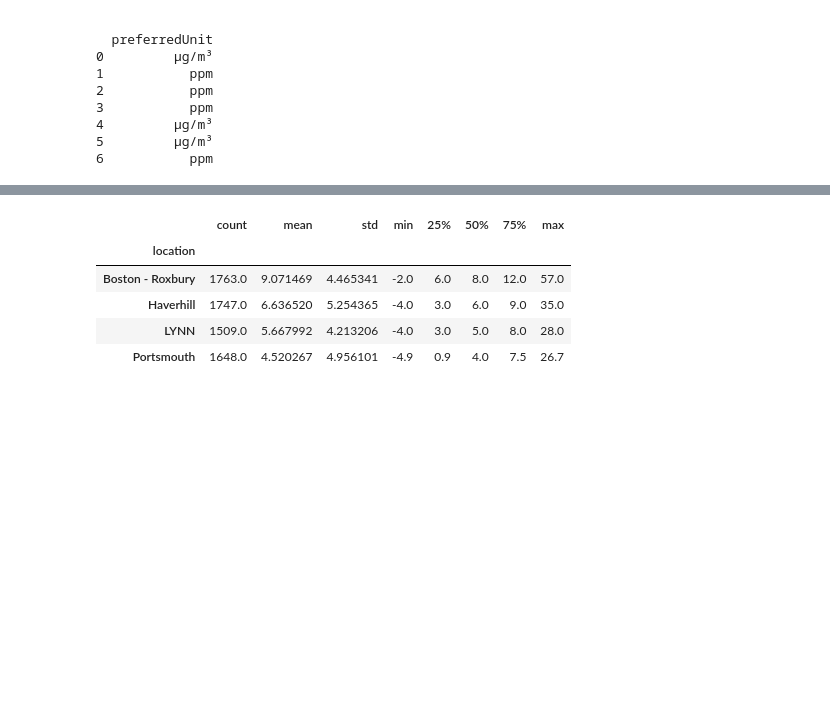
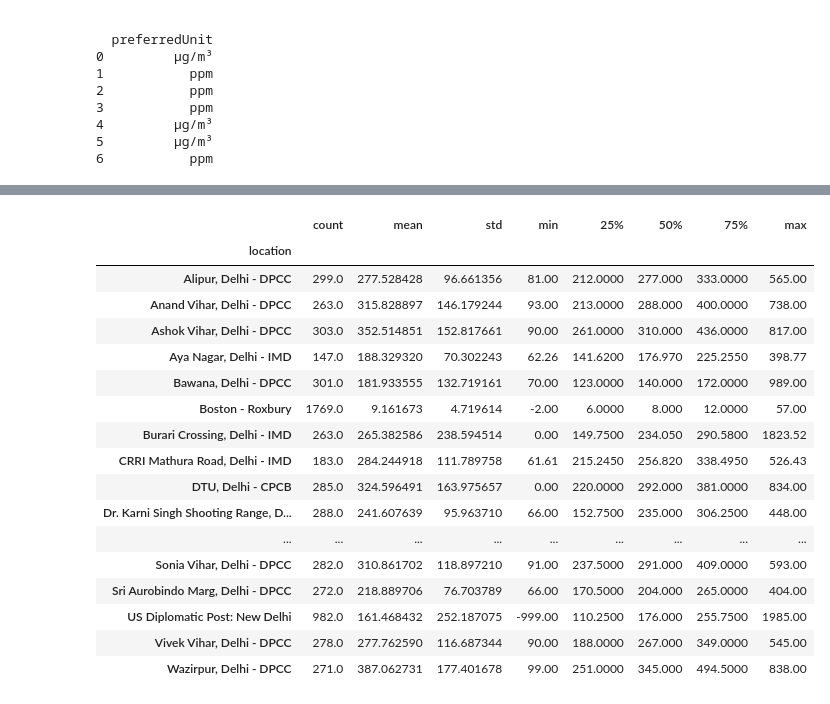
Before and after one commit to jtfallon/AirQualityProposal, a Jupyter notebook: Air Quality Exploration.ipynb, the cells around one changed output, grey strips where cells are left out. Cells and saved outputs as stored; diff of their text form; code cells hidden in the pictures; blank space fills up the shorter version.

```diff
--- a/Air Quality Exploration.ipynb
+++ b/Air Quality Exploration.ipynb
@@ -101,12 +103,30 @@ res.head(10)
 # %%
-res = api.measurements(city='Boston-Cambridge-Quincy', parameter='pm25', limit=10000, df=True)
+res = api.measurements(city='Boston-Cambridge-Quincy', parameter='pm25', limit=100000, df=True)
+res2 = api.measurements(city='Delhi', parameter='pm25', limit=100000, df=True)
+
+old_res1 = res
+old_res2 = res2
+
+res = res.append(res2)
 
 # Print out the statistics on a per-location basiss
 res.groupby(['location'])['value'].describe()
 # %% [output]
 |  | count | mean | std | min | 25% | 50% | 75% | max |
 | location |  |  |  |  |  |  |  |  |
-| Boston - Roxbury | 1763.0 | 9.071469 | 4.465341 | -2.0 | 6.0 | 8.0 | 12.0 | 57.0 |
-| Haverhill | 1747.0 | 6.636520 | 5.254365 | -4.0 | 3.0 | 6.0 | 9.0 | 35.0 |
-| LYNN | 1509.0 | 5.667992 | 4.213206 | -4.0 | 3.0 | 5.0 | 8.0 | 28.0 |
-| Portsmouth | 1648.0 | 4.520267 | 4.956101 | -4.9 | 0.9 | 4.0 | 7.5 | 26.7 |
+| Alipur, Delhi - DPCC | 299.0 | 277.528428 | 96.661356 | 81.00 | 212.0000 | 277.000 | 333.0000 | 565.00 |
+| Anand Vihar, Delhi - DPCC | 263.0 | 315.828897 | 146.179244 | 93.00 | 213.0000 | 288.000 | 400.0000 | 738.00 |
+| Ashok Vihar, Delhi - DPCC | 303.0 | 352.514851 | 152.817661 | 90.00 | 261.0000 | 310.000 | 436.0000 | 817.00 |
+| Aya Nagar, Delhi - IMD | 147.0 | 188.329320 | 70.302243 | 62.26 | 141.6200 | 176.970 | 225.2550 | 398.77 |
+| Bawana, Delhi - DPCC | 301.0 | 181.933555 | 132.719161 | 70.00 | 123.0000 | 140.000 | 172.0000 | 989.00 |
+| Boston - Roxbury | 1769.0 | 9.161673 | 4.719614 | -2.00 | 6.0000 | 8.000 | 12.0000 | 57.00 |
+| Burari Crossing, Delhi - IMD | 263.0 | 265.382586 | 238.594514 | 0.00 | 149.7500 | 234.050 | 290.5800 | 1823.52 |
+| CRRI Mathura Road, Delhi - IMD | 183.0 | 284.244918 | 111.789758 | 61.61 | 215.2450 | 256.820 | 338.4950 | 526.43 |
+| DTU, Delhi - CPCB | 285.0 | 324.596491 | 163.975657 | 0.00 | 220.0000 | 292.000 | 381.0000 | 834.00 |
+| Dr. Karni Singh Shooting Range, D... | 288.0 | 241.607639 | 95.963710 | 66.00 | 152.7500 | 235.000 | 306.2500 | 448.00 |
+| ... | ... | ... | ... | ... | ... | ... | ... | ... |
+| Sonia Vihar, Delhi - DPCC | 282.0 | 310.861702 | 118.897210 | 91.00 | 237.5000 | 291.000 | 409.0000 | 593.00 |
+| Sri Aurobindo Marg, Delhi - DPCC | 272.0 | 218.889706 | 76.703789 | 66.00 | 170.5000 | 204.000 | 265.0000 | 404.00 |
+| US Diplomatic Post: New Delhi | 982.0 | 161.468432 | 252.187075 | -999.00 | 110.2500 | 176.000 | 255.7500 | 1985.00 |
+| Vivek Vihar, Delhi - DPCC | 278.0 | 277.762590 | 116.687344 | 90.00 | 188.0000 | 267.000 | 349.0000 | 545.00 |
+| Wazirpur, Delhi - DPCC | 271.0 | 387.062731 | 177.401678 | 99.00 | 251.0000 | 345.000 | 494.5000 | 838.00 |
```
Also changed, not shown: parts of 7 cells of this notebook.
